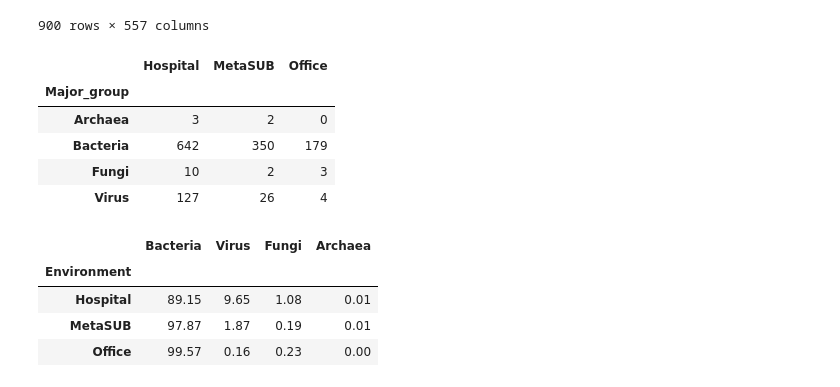
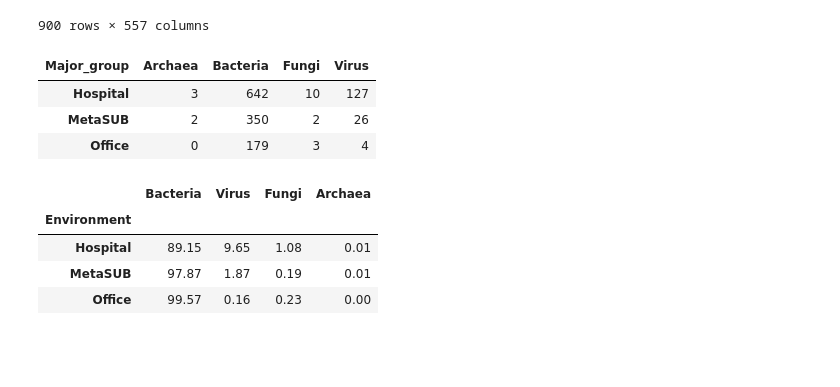
Before and after one commit to RamanLab/Hospital_Microbiome, a Jupyter notebook: Diversity.ipynb, the cells around one changed output. Saved outputs shown, nothing was run; the diff lists cells and outputs as text; code cells hidden in the pictures; blank space fills up the shorter version.

```diff
--- a/Diversity.ipynb
+++ b/Diversity.ipynb
@@ -13,9 +13,9 @@ from matplotlib_venn import venn3
 ssl._create_default_https_context = ssl._create_unverified_context
 
 # Set the directory path
-input_path = '/Users/apple/Desktop/Diversity/Input_data/'
-output_path = '/Users/apple/Desktop/Diversity/Output_data/'
-figure_path = '/Users/apple/Desktop/Diversity/Figures/'
+input_path = 'D:/PhD Work/Vijay/Data/Input_data/'
+output_path = 'D:/PhD Work/Vijay/Data/Output_data/'
+figure_path = 'D:/PhD Work/Vijay/Data/Figures/'
 # %%
 # Load data from CSV files
 microbes_data = pd.read_csv(input_path + '1. Data_Chng2020.xlsx - Chng_2020.csv',
@@ -60,21 +60,19 @@ merged_data
 # %%
 # Count occurrences of microbes in each environment based on 'Major_group'
 transposed_data = merged_data.transpose()
 data_with_environment = pd.merge(transposed_data, metadata['Environment'],
                                  left_index=True, right_index=True)
 filtered_data = data_with_environment[data_with_environment != 0].groupby('Environment').count().transpose().merge(group_data,
                                                                                                                left_index=True,
                                                                                                                right_index=True)
 filtered_data.iloc[:, :-1] = filtered_data.iloc[:, :-1].applymap(lambda x: 1 if x != 0 else x)
 grouped_data = filtered_data.groupby('Major_group').sum()
-grouped_data
+grouped_data.T
 # %% [output]
-|  | Hospital | MetaSUB | Office |
-| Major_group |  |  |  |
-| Archaea | 3 | 2 | 0 |
-| Bacteria | 642 | 350 | 179 |
-| Fungi | 10 | 2 | 3 |
-| Virus | 127 | 26 | 4 |
+| Major_group | Archaea | Bacteria | Fungi | Virus |
+| Hospital | 3 | 642 | 10 | 127 |
+| MetaSUB | 2 | 350 | 2 | 26 |
+| Office | 0 | 179 | 3 | 4 |
 # %%
 # Calculate average bacterial abundance by environment
 abundance_dict = {}
```
Also changed, not shown: parts of 4 cells of this notebook.
